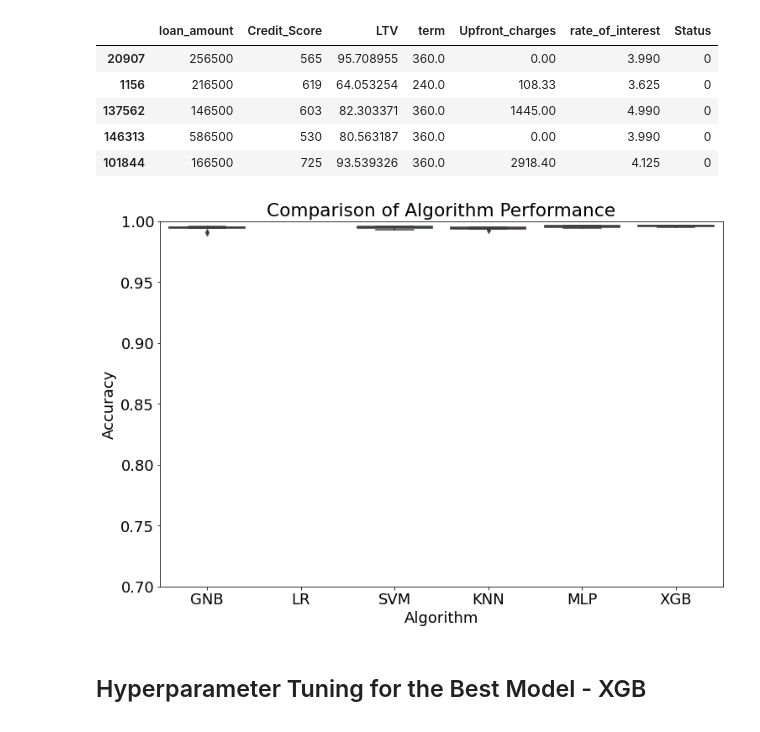
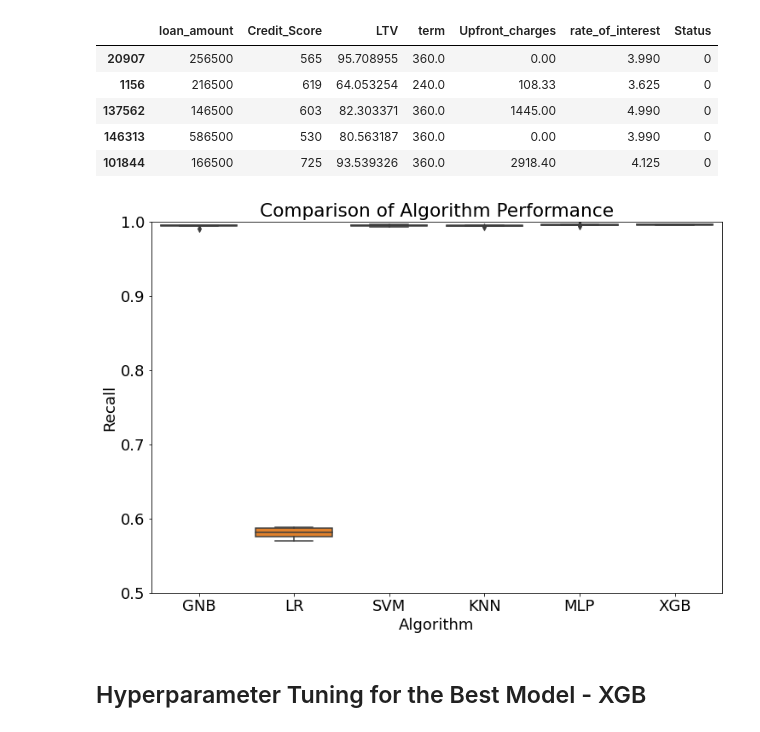
Before and after one commit to meric2/Loan-Default-Prediction, a Jupyter notebook: prediction.ipynb, the cells around one changed output. Drawn from its saved outputs; the diff is of its cells as text; code cells hidden in the pictures.

```diff
--- a/prediction.ipynb
+++ b/prediction.ipynb
@@ -1059,33 +1279,33 @@ X_train, X_test, y_train, y_test = train_test_split(X, y, test_size=0.2, random_
 # %%
 models = {
     "GNB": GaussianNB(),
     "LR": LogisticRegression(dual=False, max_iter=1000),
     "SVM": SVC(),
     "KNN": KNeighborsClassifier(),
     "MLP": MLPClassifier(),
     "XGB": XGBClassifier()
 }
 
 results = {"Algorithm": [], "Score": []}
 
 # Evaluate models
 for name, model in models.items():
     pipeline = make_pipeline(StandardScaler(), model)
     cv_scores = cross_val_score(pipeline, X, y, cv=5, scoring='recall')
     results['Algorithm'].extend([name] * len(cv_scores))
     results['Score'].extend(cv_scores)
 
 results_df = pd.DataFrame(results)
 
 plt.figure(figsize=(12, 8))
 boxplot = sns.boxplot(x='Algorithm', y='Score', data=results_df)
 boxplot.set_title('Comparison of Algorithm Performance')
 boxplot.set_xlabel('Algorithm')
 boxplot.set_ylabel('Recall')
-plt.ylim(0.7, 1.0)
+plt.ylim(0.5, 1.0)
 plt.show()
 # %% [output]
-[figure, old version]
+[figure, new version]
 # %% [markdown]
 ## Hyperparameter Tuning for the Best Model - XGB
 # %%
```
Also changed, not shown: parts of 47 cells of this notebook, 1 other file.
